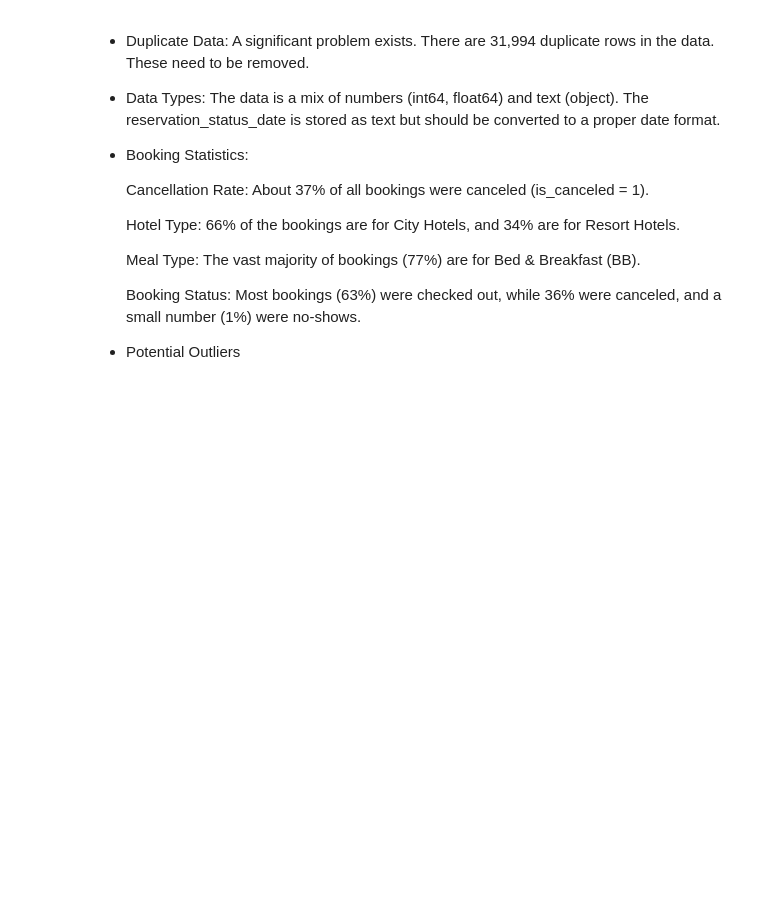
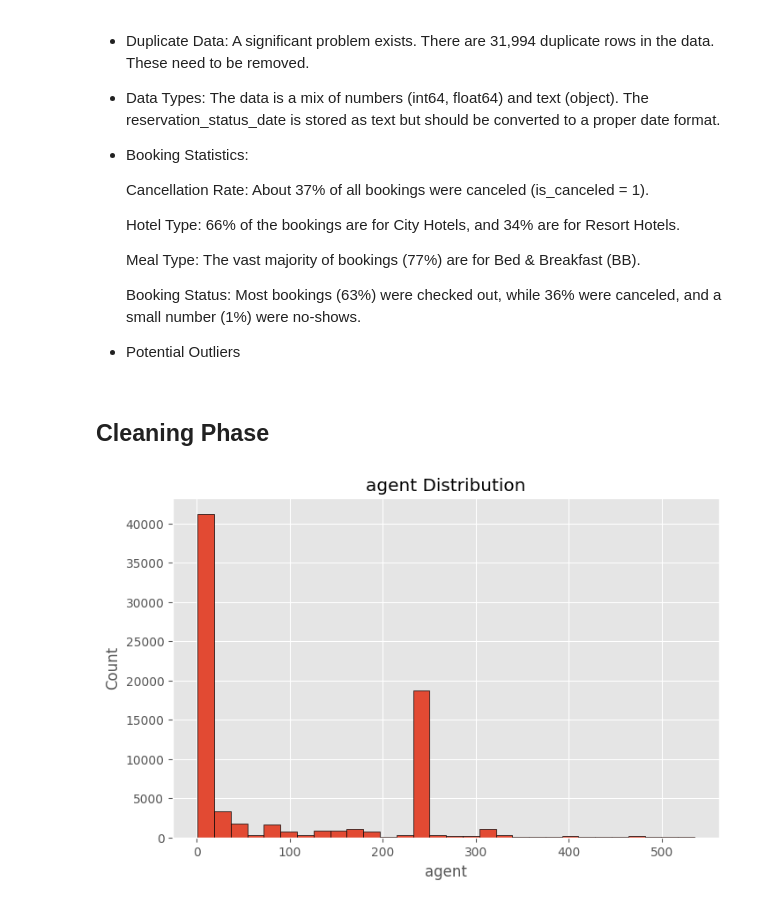
Before and after one commit to LinaMatter20/gtc-ml-project1-hotel-bookings, a Jupyter notebook: Project1(GTC).ipynb, the cells around one changed output. Cells and saved outputs as stored; diff of their text form; code cells hidden in the pictures; blank space fills up the shorter version.

Commit message:
Applying the cleaning and Feature enginering phase

```diff
--- a/Project1(GTC).ipynb
+++ b/Project1(GTC).ipynb
@@ -357,3 +358,20 @@ Number of outliers in days_in_waiting_list: 1871
 
 
 *   Potential Outliers
+# %% [markdown]
+## Cleaning Phase
+# %%
+data = data.drop_duplicates()
+# %%
+data = data.drop('company', axis=1)
+# %%
+# vis the 'agent' col for choose the right method to fill it with
+
+plt.figure(figsize=(8,5))
+plt.hist(data['agent'], bins=30, edgecolor='black')
+plt.xlabel('agent')
+plt.ylabel('Count')
+plt.title('agent Distribution')
+plt.show()
+# %% [output]
+[figure, added]
```
Also changed, not shown: parts of 18 cells of this notebook.
